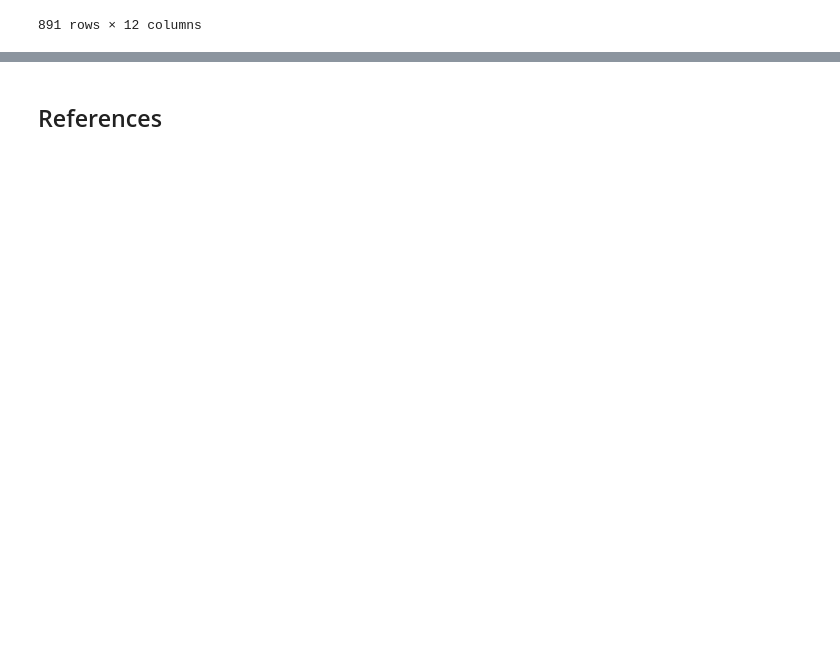
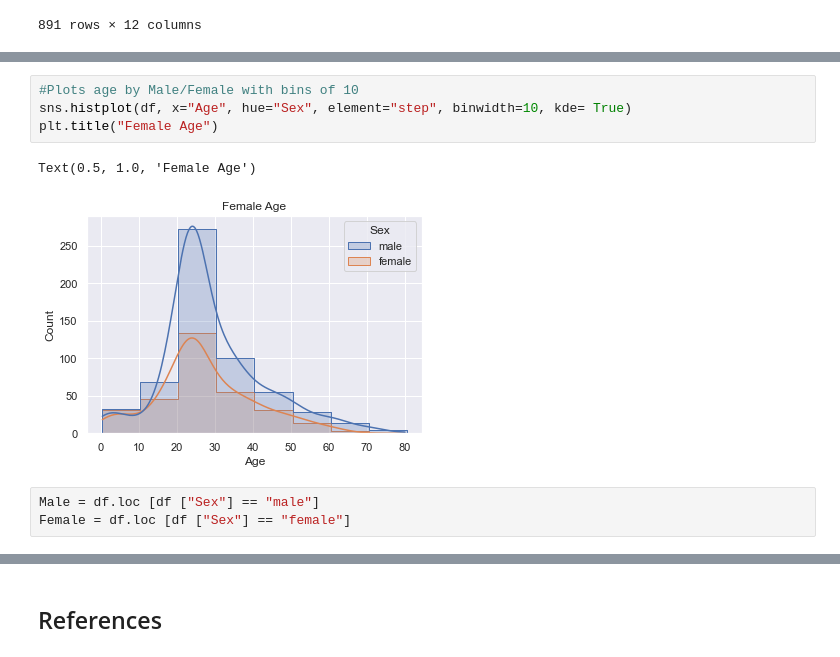
Before and after one commit to Ginafenn/Programming-for-Data-Analysis-Asignments, a Jupyter notebook: Project 1.ipynb, the cells around one changed output, grey strips where cells are left out. Cells and saved outputs as stored; diff of their text form; blank space fills up the shorter version.

```diff
--- a/Project 1.ipynb
+++ b/Project 1.ipynb
@@ -69,0 +146,10 @@ df[['Survived','Pclass','Sex','Age','SibSp']]
+# %%
+#Plots age by Male/Female with bins of 10
+sns.histplot(df, x="Age", hue="Sex", element="step", binwidth=10, kde= True)
+plt.title("Female Age")
+# %% [output]
+Text(0.5, 1.0, 'Female Age')
+[figure, added]
+# %%
+Male = df.loc [df ["Sex"] == "male"]
+Female = df.loc [df ["Sex"] == "female"]
```
Also changed, not shown: parts of 52 cells of this notebook, 1 other file.
